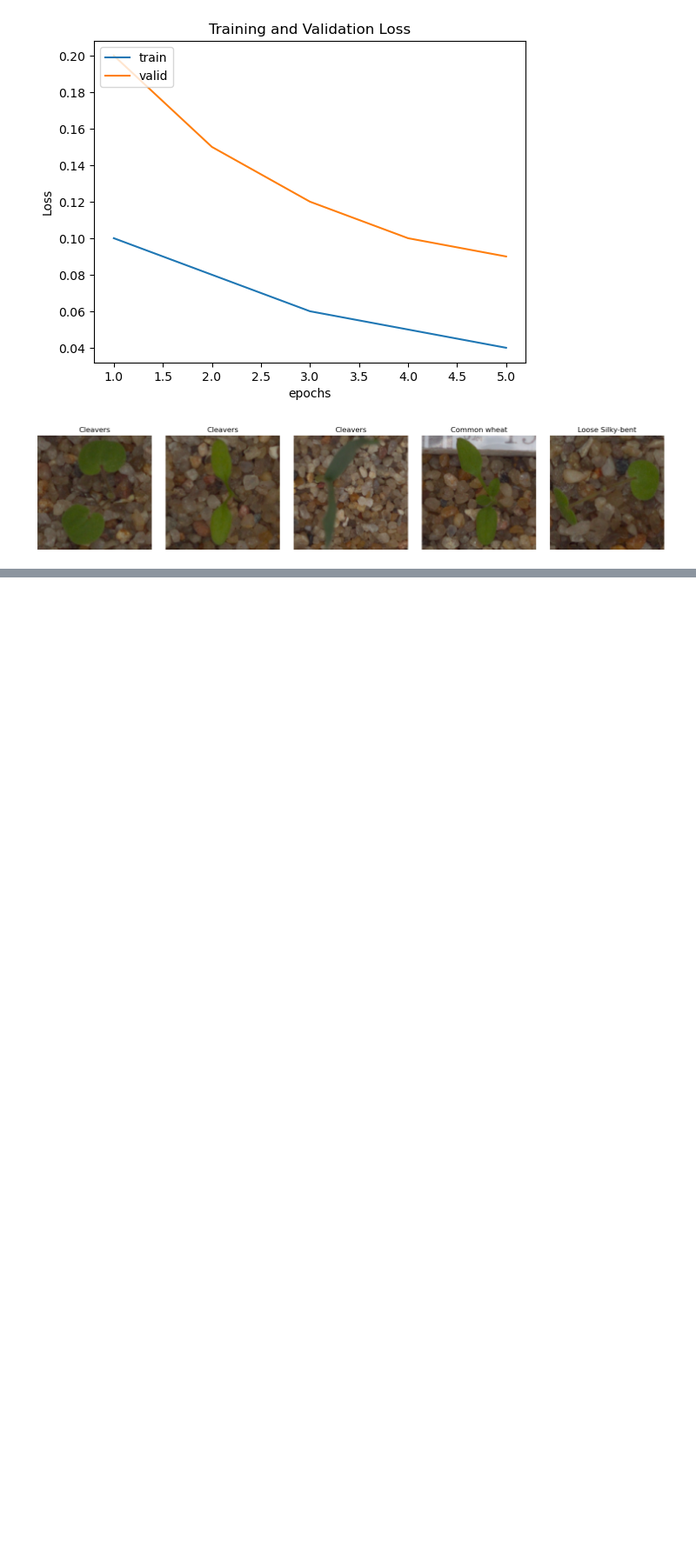
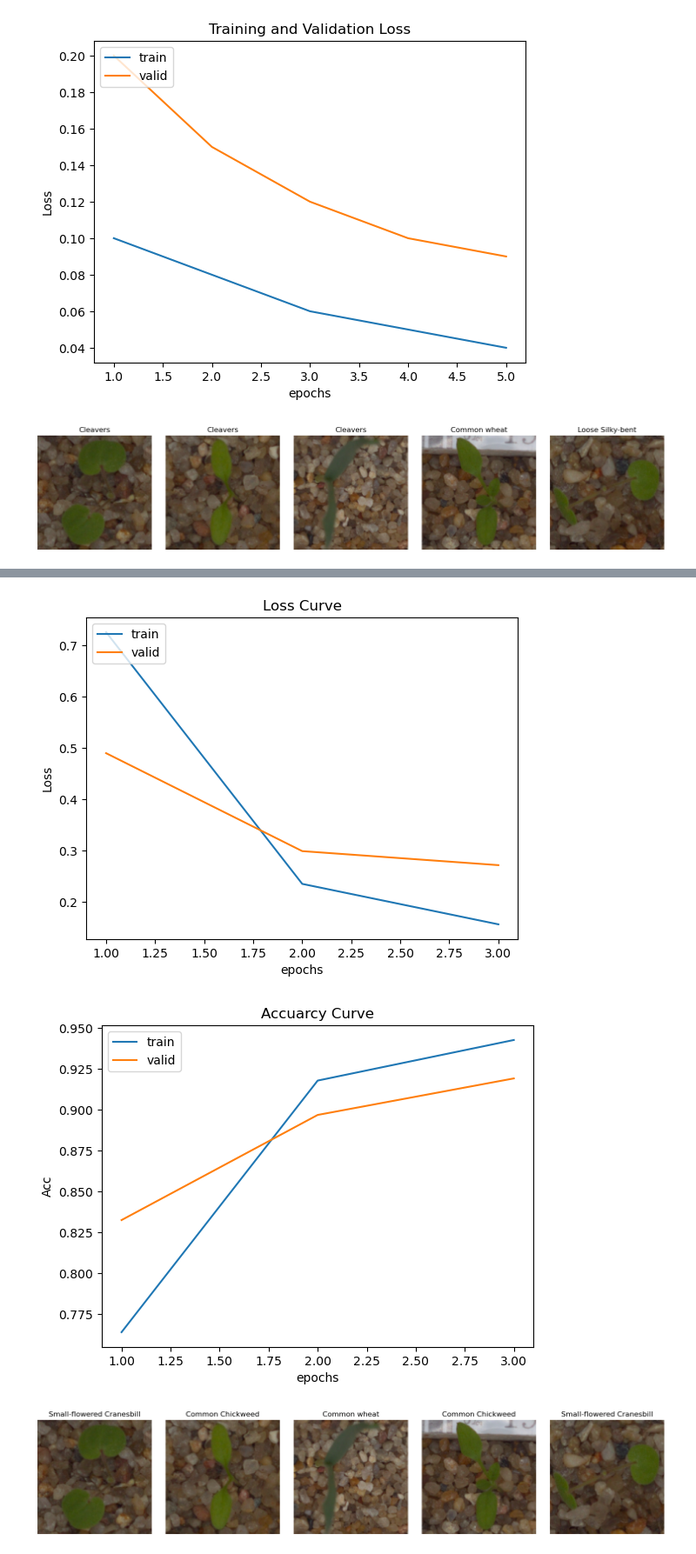
Before and after one commit to mh-charlie-ho/pytorch_learning, a Jupyter notebook: demo.ipynb, the cells around one changed output, grey strips where cells are left out. Shown at 87% size. Drawn from its saved outputs; the diff is of its cells as text; code cells hidden in the pictures; blank space fills up the shorter version.

Commit message:
add cache_clear function

```diff
--- a/demo.ipynb
+++ b/demo.ipynb
@@ -584,15 +584,23 @@ PyTorch 採用 延遲初始化 (lazy initialization) 設計，
 但要讓記憶體分配與 kernel 都穩定，仍需實際跑一次模型(跑一次 dummy forward/backward)。
 """
 # Set Hyperparameters
-epochs = 50
+epochs = 3
 batch_size = 64
 learning_rate = 0.001
 train_dir = os.path.join(data_dir, "train")
 test_dir = os.path.join(data_dir, "test")
 
+import gc
+
+
+def clear_cache():
+    gc.collect()  # clear python obj in cpu cache
+    torch.cuda.empty_cache()  # clear gpu cache
+
 
 # define traing code
 def main():
+    clear_cache()
     # initial transform
     transform = tsfm.Compose(
         [
@@ -649,5 +657,7 @@ def main():
     preds = predict(test_set, model)
     view_pred_result(preds)
 
+
 main()
+clear_cache()
 # %% [output]
@@ -660,0 +671,3 @@ Avg valid Loss: 0.2610613390803337, Avg valid acc: 0.9111496925354003
+[figure, added]
+[figure, added]
+[figure, added]
```
Also changed, not shown: parts of 1 cell of this notebook.
